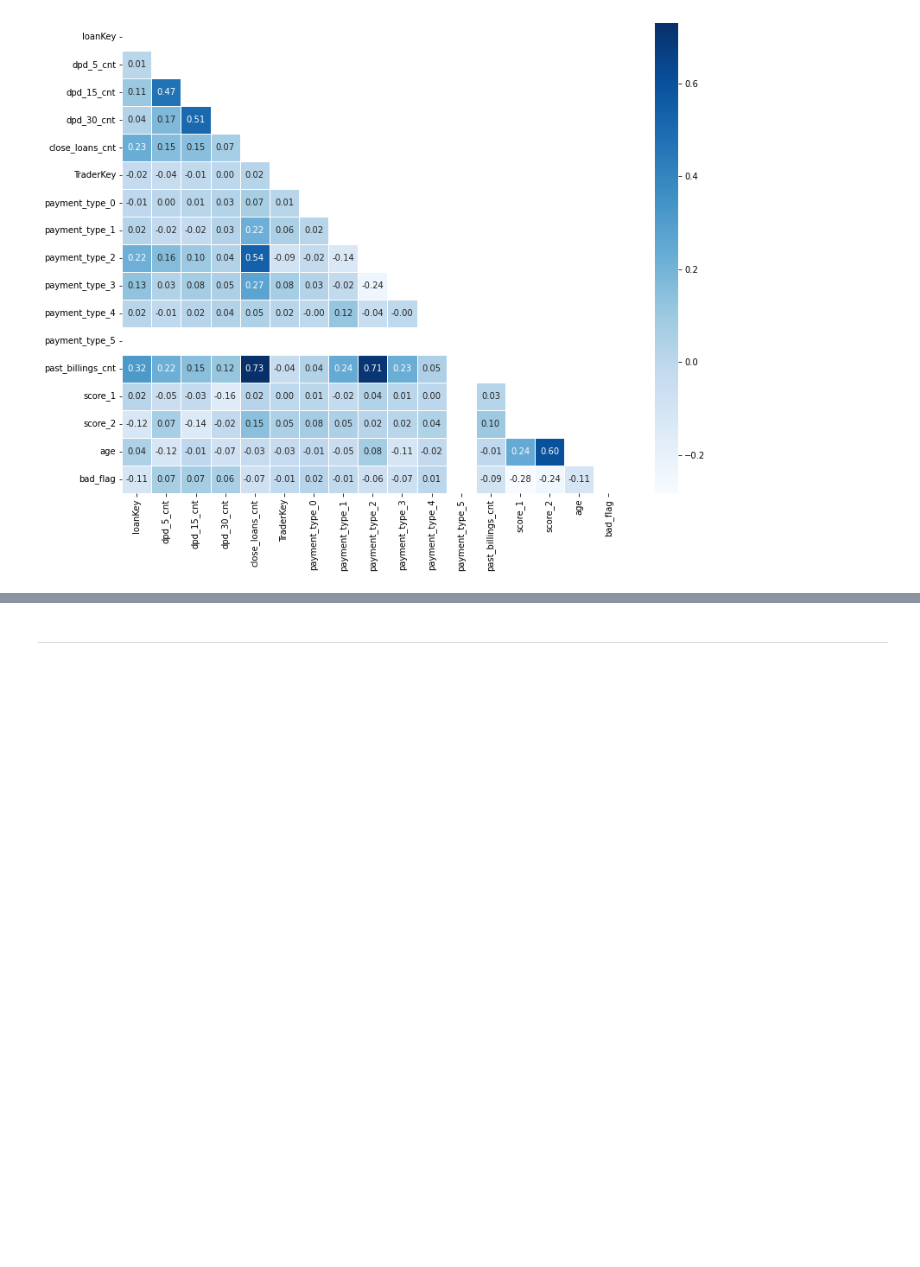
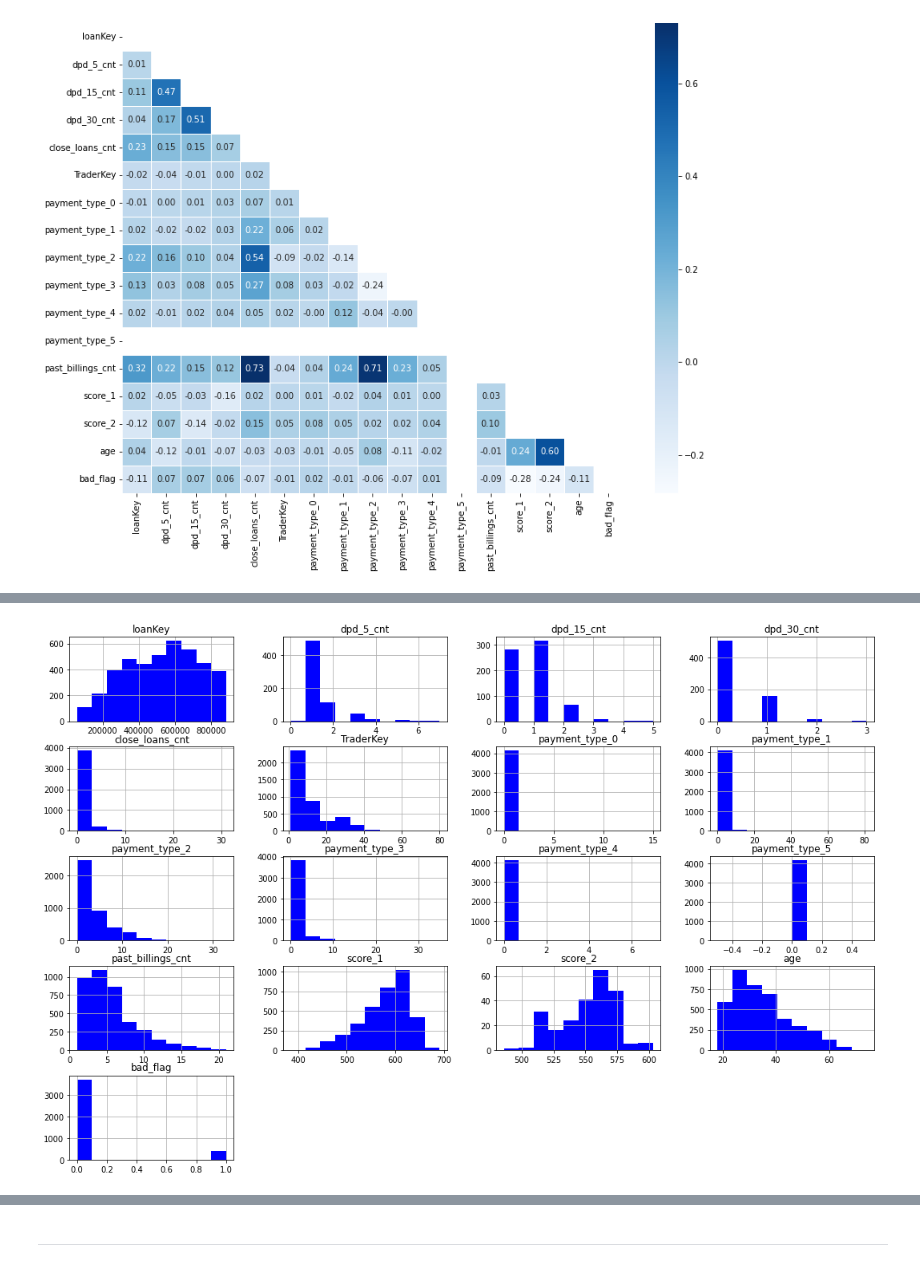
Before and after one commit to alyab16/Flagging-Loans, a Jupyter notebook: Flagging Loans.ipynb, the cells around one changed output, grey strips where cells are left out. Cells and saved outputs as stored; diff of their text form; code cells hidden in the pictures; blank space fills up the shorter version.

```diff
--- a/Flagging Loans.ipynb
+++ b/Flagging Loans.ipynb
@@ -110,0 +131,4 @@ plt.show()
+# %%
+_ = df.hist(figsize=(18, 12), color="blue")
+# %% [output]
+[figure, added]
```
Also changed, not shown: parts of 7 cells of this notebook.
